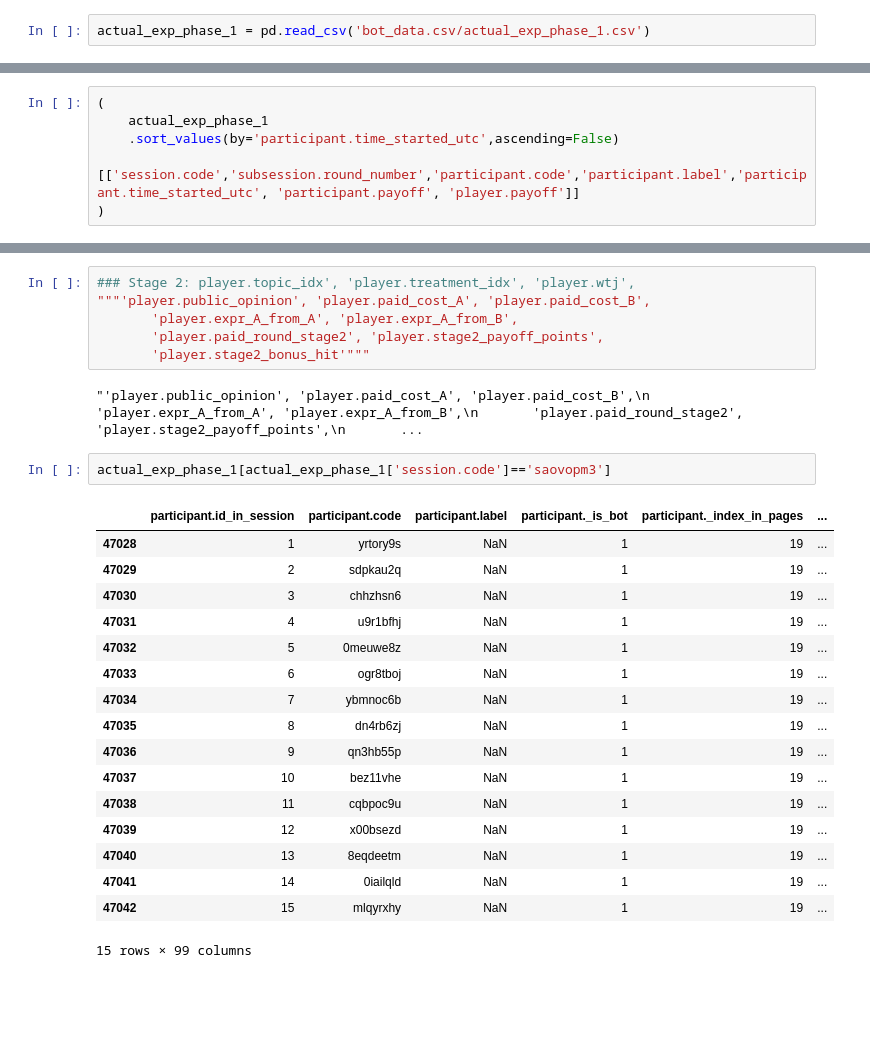
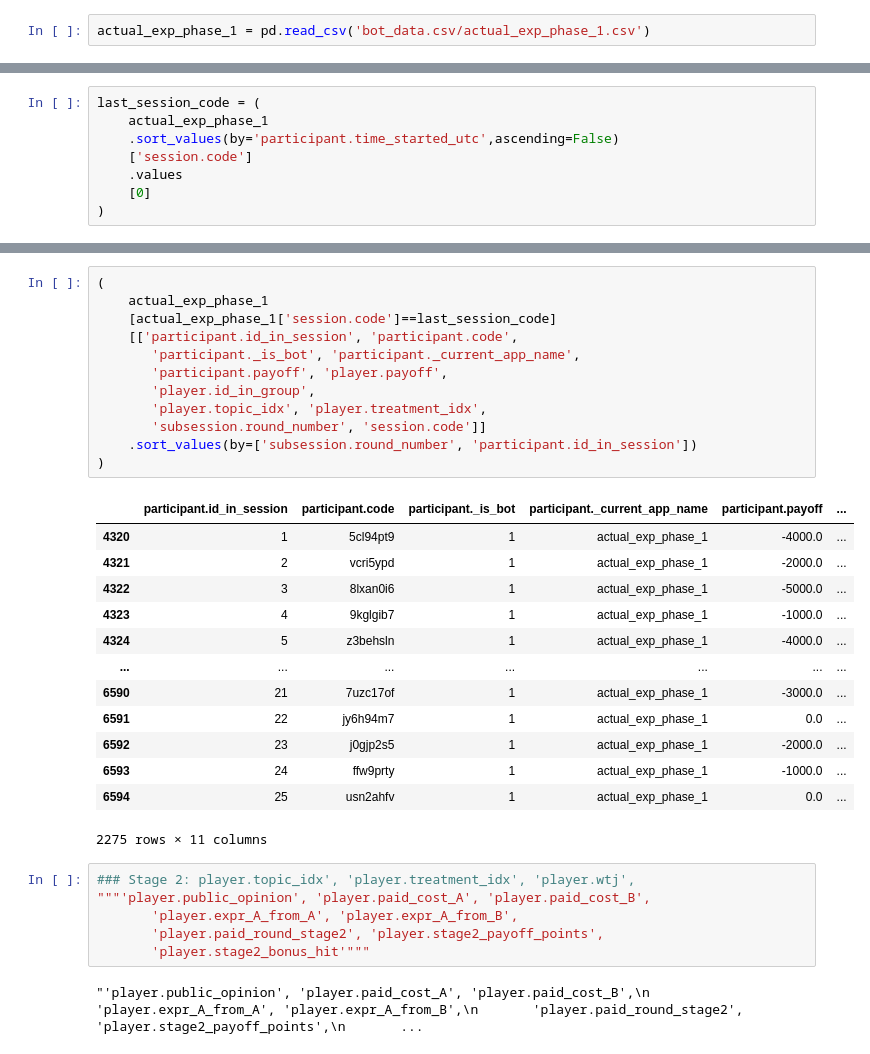
Before and after one commit to JoseShota/Experimento-IP, a Jupyter notebook: IP_Experiment/read_csv.ipynb, the cells around one changed output, grey strips where cells are left out. Cells and saved outputs as stored; diff of their text form; blank space fills up the shorter version.

```diff
--- a/IP_Experiment/read_csv.ipynb
+++ b/IP_Experiment/read_csv.ipynb
@@ -20,6 +20,8 @@ actual_exp_phase_1.head()
 # %%
-(
+last_session_code = (
     actual_exp_phase_1
     .sort_values(by='participant.time_started_utc',ascending=False)
-    [['session.code','subsession.round_number','participant.code','participant.label','participant.time_started_utc', 'participant.payoff', 'player.payoff']]
+    ['session.code']
+    .values
+    [0]
 )
@@ -40,28 +28,34 @@ actual_exp_phase_1.head()
-# %%
-### Stage 2: player.topic_idx', 'player.treatment_idx', 'player.wtj',
-"""'player.public_opinion', 'player.paid_cost_A', 'player.paid_cost_B',
-       'player.expr_A_from_A', 'player.expr_A_from_B',
-       'player.paid_round_stage2', 'player.stage2_payoff_points',
-       'player.stage2_bonus_hit'"""
-# %% [output]
-"'player.public_opinion', 'player.paid_cost_A', 'player.paid_cost_B',\n       'player.expr_A_from_A', 'player.expr_A_from_B',\n       'player.paid_round_stage2', 'player.stage2_payoff_points',\n       ...
 # %%
-actual_exp_phase_1[actual_exp_phase_1['session.code']=='saovopm3']
+(
+    actual_exp_phase_1
+    [actual_exp_phase_1['session.code']==last_session_code]
+    [['participant.id_in_session', 'participant.code',
+       'participant._is_bot', 'participant._current_app_name',
+       'participant.payoff', 'player.payoff',
+       'player.id_in_group',
+       'player.topic_idx', 'player.treatment_idx',
+       'subsession.round_number', 'session.code']]
+    .sort_values(by=['subsession.round_number', 'participant.id_in_session'])
+)
 # %% [output]
-|  | participant.id_in_session | participant.code | participant.label | participant._is_bot | participant._index_in_pages | ... |
-| 47028 | 1 | yrtory9s | NaN | 1 | 19 | ... |
-| 47029 | 2 | sdpkau2q | NaN | 1 | 19 | ... |
-| 47030 | 3 | chhzhsn6 | NaN | 1 | 19 | ... |
-| 47031 | 4 | u9r1bfhj | NaN | 1 | 19 | ... |
-| 47032 | 5 | 0meuwe8z | NaN | 1 | 19 | ... |
-| 47033 | 6 | ogr8tboj | NaN | 1 | 19 | ... |
-| 47034 | 7 | ybmnoc6b | NaN | 1 | 19 | ... |
-| 47035 | 8 | dn4rb6zj | NaN | 1 | 19 | ... |
-| 47036 | 9 | qn3hb55p | NaN | 1 | 19 | ... |
-| 47037 | 10 | bez11vhe | NaN | 1 | 19 | ... |
-| 47038 | 11 | cqbpoc9u | NaN | 1 | 19 | ... |
-| 47039 | 12 | x00bsezd | NaN | 1 | 19 | ... |
-| 47040 | 13 | 8eqdeetm | NaN | 1 | 19 | ... |
-| 47041 | 14 | 0iailqld | NaN | 1 | 19 | ... |
-| 47042 | 15 | mlqyrxhy | NaN | 1 | 19 | ... |
+|  | participant.id_in_session | participant.code | participant._is_bot | participant._current_app_name | participant.payoff | ... |
+| 4320 | 1 | 5cl94pt9 | 1 | actual_exp_phase_1 | -4000.0 | ... |
+| 4321 | 2 | vcri5ypd | 1 | actual_exp_phase_1 | -2000.0 | ... |
+| 4322 | 3 | 8lxan0i6 | 1 | actual_exp_phase_1 | -5000.0 | ... |
+| 4323 | 4 | 9kglgib7 | 1 | actual_exp_phase_1 | -1000.0 | ... |
+| 4324 | 5 | z3behsln | 1 | actual_exp_phase_1 | -4000.0 | ... |
+| ... | ... | ... | ... | ... | ... | ... |
+| 6590 | 21 | 7uzc17of | 1 | actual_exp_phase_1 | -3000.0 | ... |
+| 6591 | 22 | jy6h94m7 | 1 | actual_exp_phase_1 | 0.0 | ... |
+| 6592 | 23 | j0gjp2s5 | 1 | actual_exp_phase_1 | -2000.0 | ... |
+| 6593 | 24 | ffw9prty | 1 | actual_exp_phase_1 | -1000.0 | ... |
+| 6594 | 25 | usn2ahfv | 1 | actual_exp_phase_1 | 0.0 | ... |
-15 rows × 99 columns
+2275 rows × 11 columns
+# %%
+### Stage 2: player.topic_idx', 'player.treatment_idx', 'player.wtj',
+"""'player.public_opinion', 'player.paid_cost_A', 'player.paid_cost_B',
+       'player.expr_A_from_A', 'player.expr_A_from_B',
+       'player.paid_round_stage2', 'player.stage2_payoff_points',
+       'player.stage2_bonus_hit'"""
+# %% [output]
+"'player.public_opinion', 'player.paid_cost_A', 'player.paid_cost_B',\n       'player.expr_A_from_A', 'player.expr_A_from_B',\n       'player.paid_round_stage2', 'player.stage2_payoff_points',\n       ...
```
Also changed, not shown: parts of 2 cells of this notebook.
